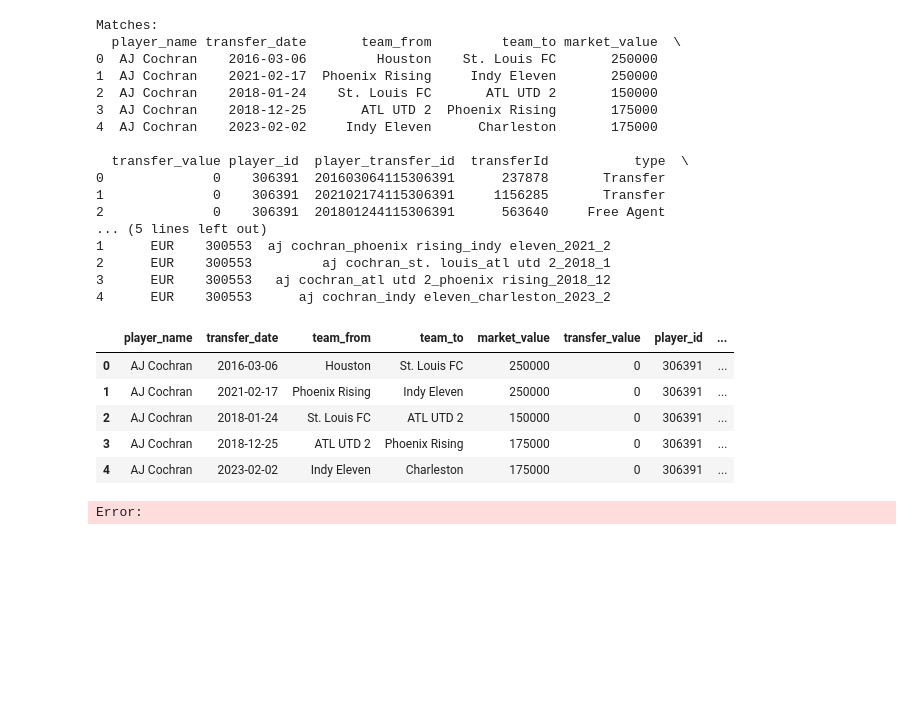
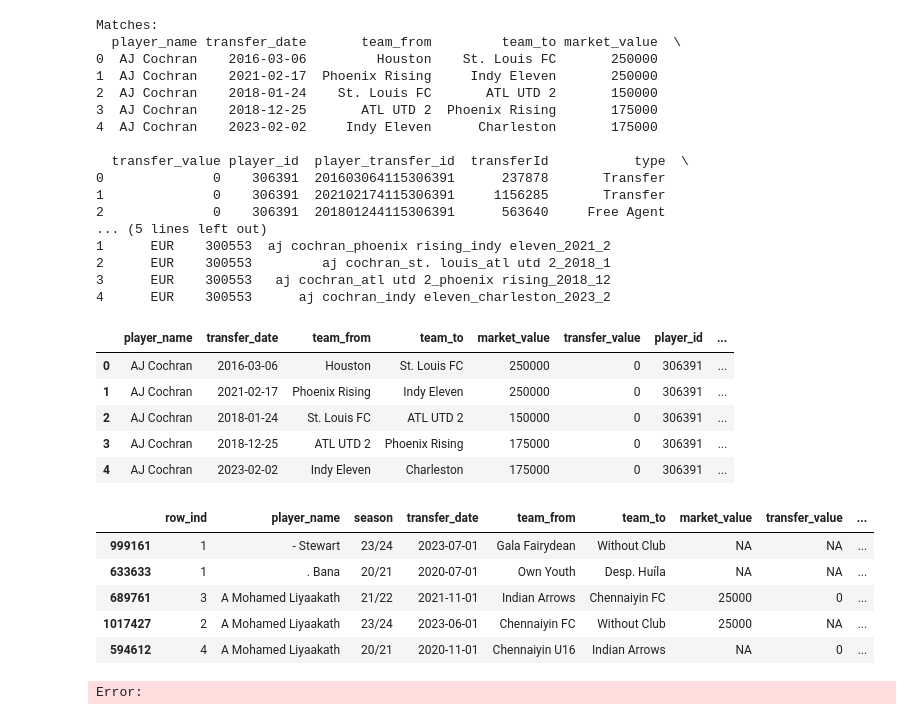
Before and after one commit to Constanzafl/matchatablasfuzzyygem, a Jupyter notebook: transferenciasfuzzy.ipynb, the cells around one changed output. Saved outputs shown, nothing was run; the diff lists cells and outputs as text; code cells hidden in the pictures; blank space fills up the shorter version.

```diff
--- a/transferenciasfuzzy.ipynb
+++ b/transferenciasfuzzy.ipynb
@@ -1939,6 +1775,17 @@ print(matched_df.head())
 
 # Guardar resultados en archivo CSV
 matched_df.to_csv('archivo_unido_similaridad.csv', index=False)
+# %%
+df1=df1_sorted
+df2=df2_sorted
+df1.head()
+# %% [output]
+|  | row_ind | player_name | season | transfer_date | team_from | team_to | market_value | transfer_value | ... |
+| 999161 | 1 | - Stewart | 23/24 | 2023-07-01 | Gala Fairydean | Without Club | NA | NA | ... |
+| 633633 | 1 | . Bana | 20/21 | 2020-07-01 | Own Youth | Desp. Huíla | NA | NA | ... |
+| 689761 | 3 | A Mohamed Liyaakath | 21/22 | 2021-11-01 | Indian Arrows | Chennaiyin FC | 25000 | 0 | ... |
+| 1017427 | 2 | A Mohamed Liyaakath | 23/24 | 2023-06-01 | Chennaiyin FC | Without Club | 25000 | NA | ... |
+| 594612 | 4 | A Mohamed Liyaakath | 20/21 | 2020-11-01 | Chennaiyin U16 | Indian Arrows | NA | 0 | ... |
 # %%
 import pandas as pd
 from fuzzywuzzy import fuzz
```
Also changed, not shown: parts of 14 cells of this notebook.
